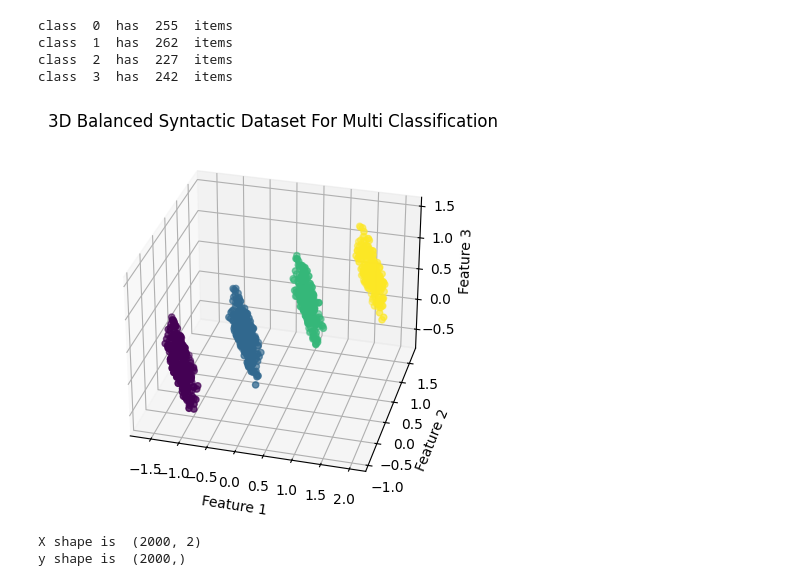
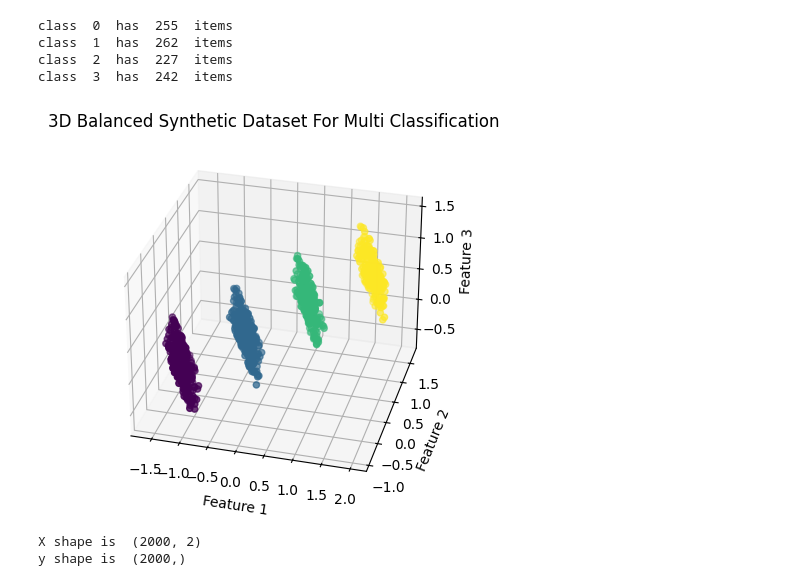
Before and after one commit to mehdi-aitaryane/make-classification, a Jupyter notebook: Example.ipynb, the cells around one changed output. Cells and saved outputs as stored; diff of their text form; code cells hidden in the pictures.

```diff
--- a/Example.ipynb
+++ b/Example.ipynb
@@ -54,13 +54,13 @@ class  1  has  262  items
 class  2  has  227  items
 class  3  has  242  items
 # %%
-title = "3D Balanced Syntactic Dataset For Multi Classification"
+title = "3D Balanced Synthetic Dataset For Multi Classification"
 xlabel = "Feature 1"
 ylabel = "Feature 2"
 zlabel = "Feature 3"
 scatter3D(title, xlabel, ylabel, zlabel, X, y)
 # %% [output]
-[figure, old version]
+[figure, new version]
 # %%
 X, y = make_classification(n_samples=2000, n_features=2, n_classes=10, noise=100.0, balanced=False, random_state=333)
 # %%
```
Also changed, not shown: parts of 4 cells of this notebook.
